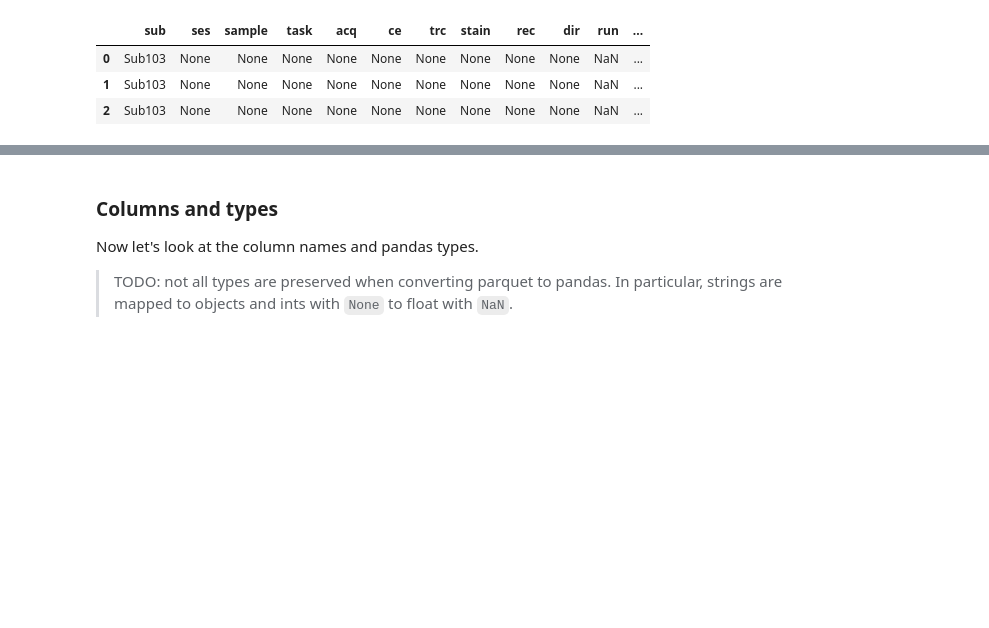
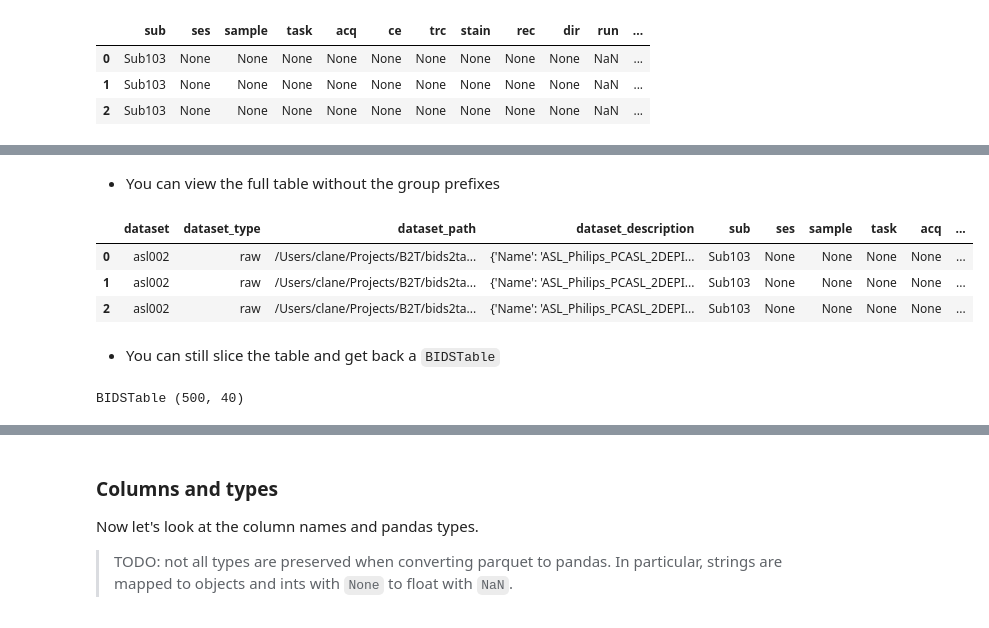
Before and after one commit to childmindresearch/bids2table, a Jupyter notebook: example/example.ipynb, the cells around one changed output, grey strips where cells are left out. Drawn from its saved outputs; the diff is of its cells as text; code cells hidden in the pictures; blank space fills up the shorter version.

```diff
--- a/example/example.ipynb
+++ b/example/example.ipynb
@@ -91,0 +85,16 @@ df_drop.head(3)
+# %% [markdown]
+- You can view the full table without the group prefixes
+# %%
+tab.flat.head(3)
+# %% [output]
+|  | dataset | dataset_type | dataset_path | dataset_description | sub | ses | sample | task | acq | ... |
+| 0 | asl002 | raw | /Users/clane/Projects/B2T/bids2ta... | {'Name': 'ASL_Philips_PCASL_2DEPI... | Sub103 | None | None | None | None | ... |
+| 1 | asl002 | raw | /Users/clane/Projects/B2T/bids2ta... | {'Name': 'ASL_Philips_PCASL_2DEPI... | Sub103 | None | None | None | None | ... |
+| 2 | asl002 | raw | /Users/clane/Projects/B2T/bids2ta... | {'Name': 'ASL_Philips_PCASL_2DEPI... | Sub103 | None | None | None | None | ... |
+# %% [markdown]
+- You can still slice the table and get back a `BIDSTable`
+# %%
+subtab = tab.iloc[:500]
+print(type(subtab).__name__, subtab.shape)
+# %% [output]
+BIDSTable (500, 40)
```
Also changed, not shown: parts of 23 cells of this notebook, 6 other files.
